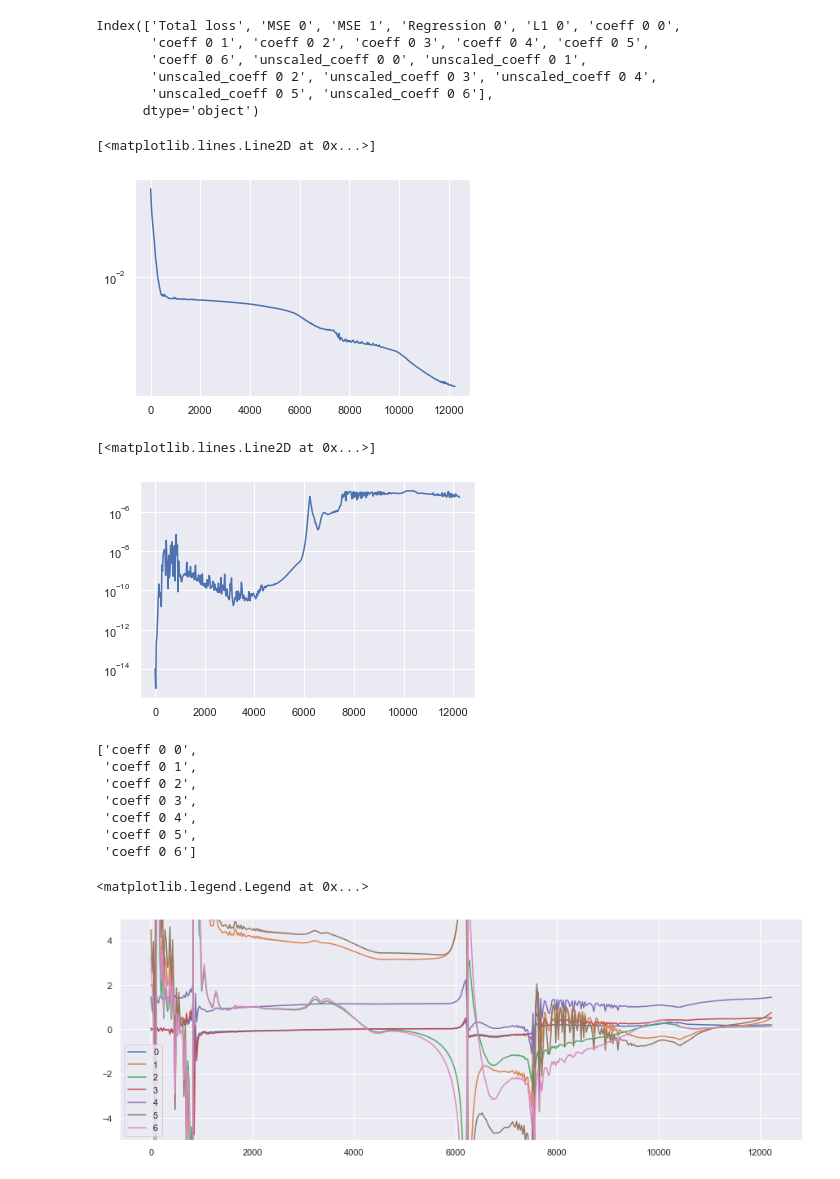
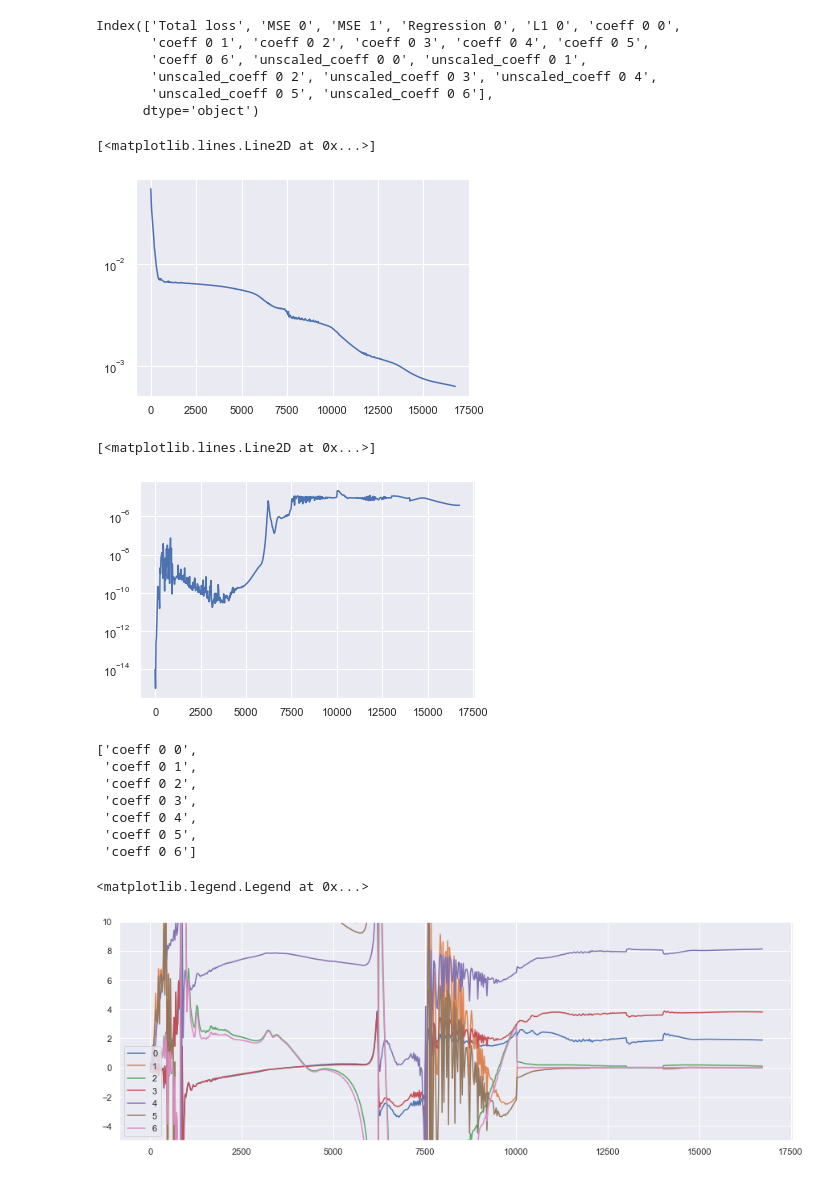
Before and after one commit to remykusters/deepmod_maxwell, a Jupyter notebook: notebooks/Untitled.ipynb, the cells around one changed output. Drawn from its saved outputs; the diff is of its cells as text; code cells hidden in the pictures.

```diff
--- a/notebooks/Untitled.ipynb
+++ b/notebooks/Untitled.ipynb
@@ -4,7 +4,7 @@ import matplotlib.pyplot as plt
 import seaborn as sns
 sns.set()
 # %%
-path = '/Users/gert-janboth/Documents/deepmod_maxwell/runs/Jun23_16-14-23_C02ZC3WHLVDM.local/'
+path = '/Users/gert-janboth/Documents/deepmod_maxwell/runs/Jun23_16-41-10_C02ZC3WHLVDM.local/'
 # %%
 df = load_tensorboard(path)
 # %%
@@ -20,12 +20,12 @@ Index(['Total loss', 'MSE 0', 'MSE 1', 'Regression 0', 'L1 0', 'coeff 0 0',
 plt.semilogy(df.index, df['MSE 0'])
 # %% [output]
 [<matplotlib.lines.Line2D at 0x...>]
-[figure, old version]
+[figure, new version]
 # %%
 plt.semilogy(df.index, df['Regression 0'])
 # %% [output]
 [<matplotlib.lines.Line2D at 0x...>]
-[figure, old version]
+[figure, new version]
 # %%
 coeff_keys = [key for key in df.keys() if key[:5]=='coeff']
 # %%
@@ -42,13 +42,14 @@ coeff_keys
  'coeff 0 6']
 # %%
 plt.figure(figsize=(15, 5))
-for idx, key in enumerate(un_coeff_keys):
+for idx, key in enumerate(coeff_keys):
     plt.plot(df[key][:-1], label=f'{idx}')
-plt.ylim([-5, 5])
+plt.ylim([-5, 10])
 plt.legend(loc='lower left')
+#plt.xlim([9500, 11000])
 # %% [output]
 <matplotlib.legend.Legend at 0x...>
-[figure, old version]
+[figure, new version]
 # %%
 for idx, key in enumerate(coeff_keys):
     plt.plot(df[key][:-1], label=f'{idx}')
```
Also changed, not shown: parts of 9 cells of this notebook, 3 other files.
